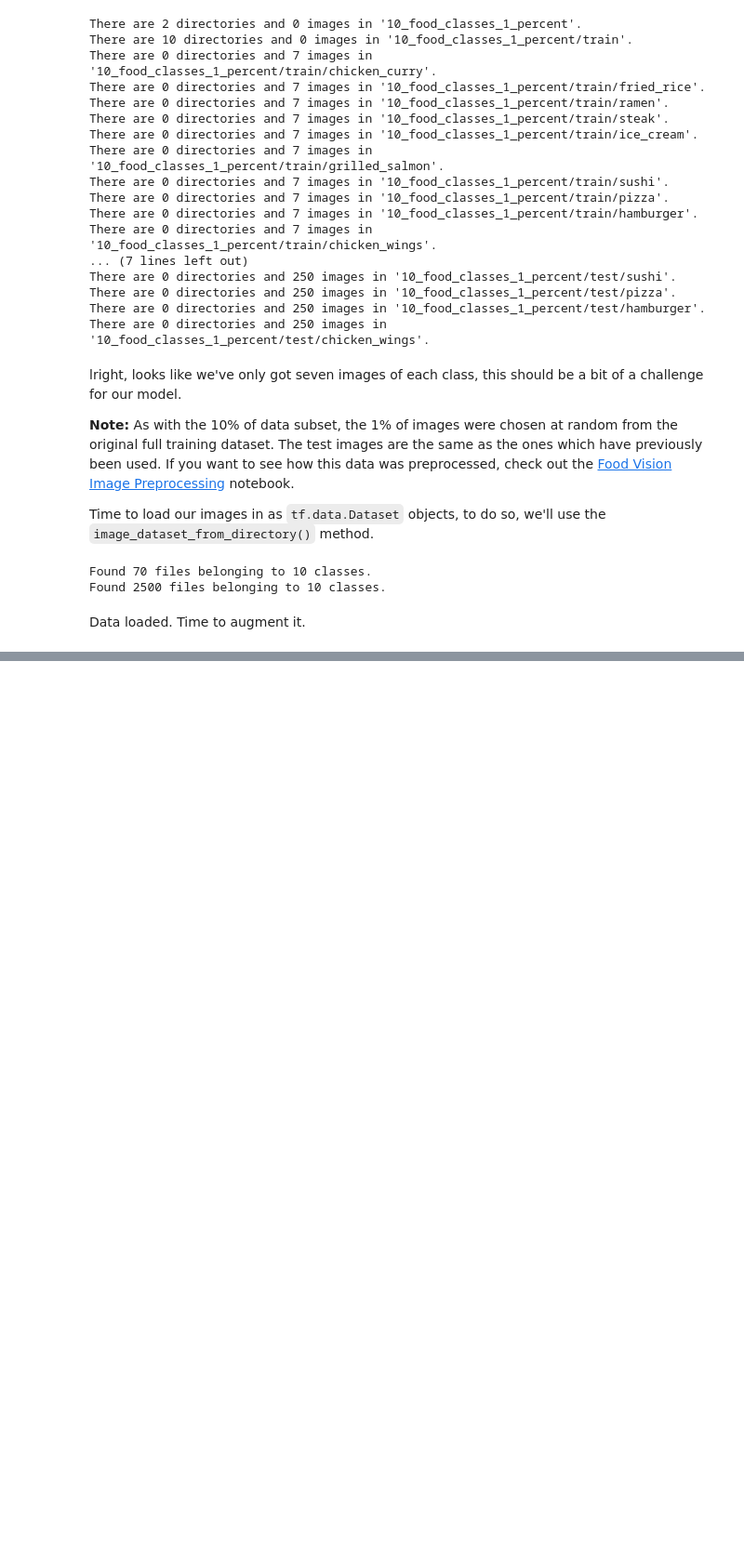
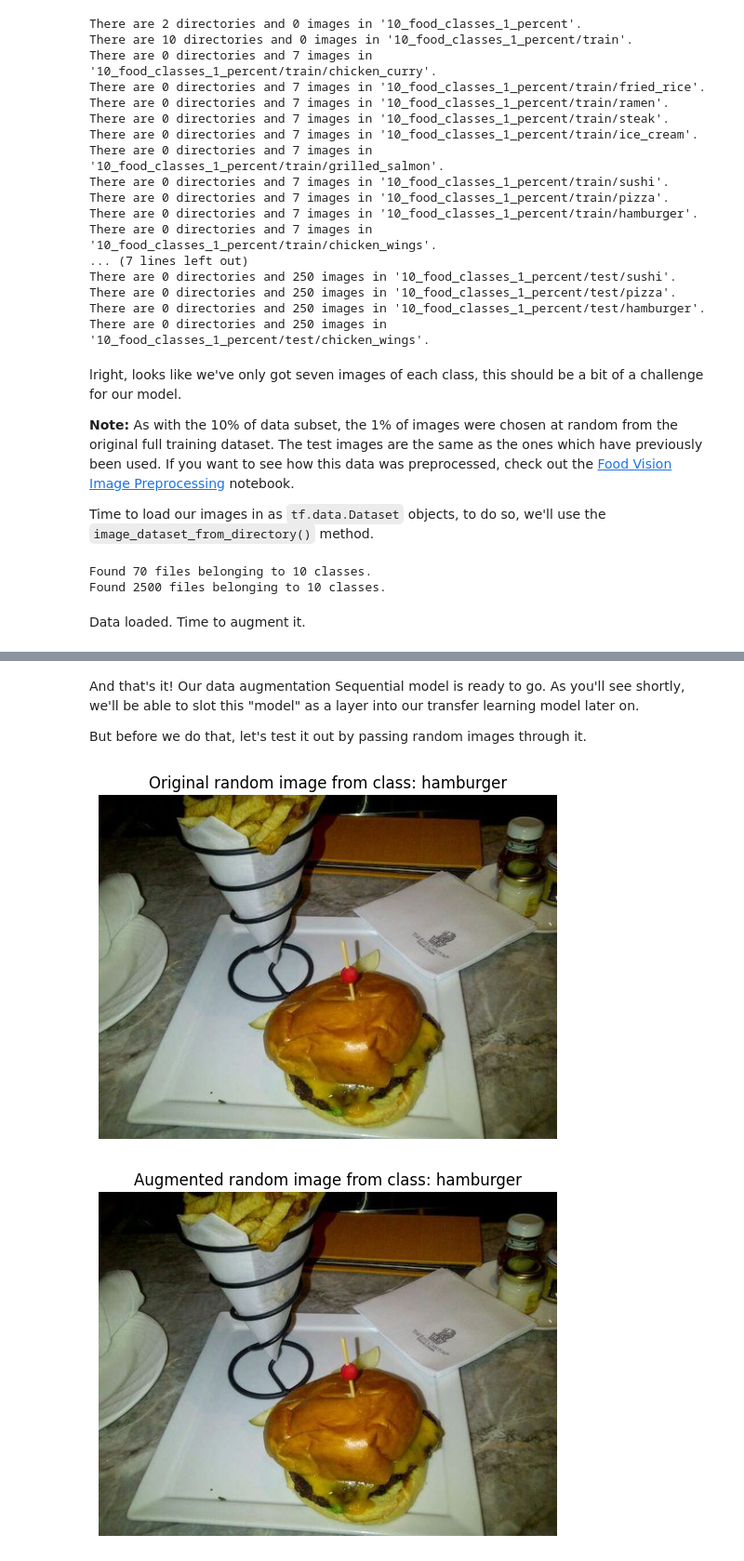
Before and after one commit to aykq/internship, a Jupyter notebook: tensorflow/04_Transfer_Learning_with_TensorFlow_Part_2_Fine_tuning.ipynb, the cells around one changed output, grey strips where cells are left out. Shown at 93% size. Drawn from its saved outputs; the diff is of its cells as text; code cells hidden in the pictures; blank space fills up the shorter version.

```diff
--- a/tensorflow/04_Transfer_Learning_with_TensorFlow_Part_2_Fine_tuning.ipynb
+++ b/tensorflow/04_Transfer_Learning_with_TensorFlow_Part_2_Fine_tuning.ipynb
@@ -623,0 +685,28 @@ Data loaded. Time to augment it.
+# %% [markdown]
+And that's it! Our data augmentation Sequential model is ready to go. As you'll see shortly, we'll be able to slot this "model" as a layer into our transfer learning model later on.
+
+But before we do that, let's test it out by passing random images through it.
+# %%
+# view a random image
+import matplotlib.pyplot as plt
+import matplotlib.image as mpimg
+import os
+import random
+target_class = random.choice(train_data_1_percent.class_names) # choose a random class
+target_dir = "10_food_classes_1_percent/train/" + target_class # create the target directory
+random_image = random.choice(os.listdir(target_dir)) # choose a random image from target directory
+random_image_path = target_dir + "/" + random_image # create the choosen random image path
+img = mpimg.imread(random_image_path) # read in the chosen target image
+plt.imshow(img) # plot the target image
+plt.title(f"Original random image from class: {target_class}")
+plt.axis(False); # turn off the axes
+
+# augment the image
+augmented_img = data_augmentation(tf.expand_dims(img, axis=0)) # data augmentation model requires shape (None, height, width, 3)
+plt.figure()
+plt.imshow(tf.squeeze(augmented_img)/255.) # requires normalization after augmentation
+plt.title(f"Augmented random image from class: {target_class}")
+plt.axis(False);
+# %% [output]
+[figure, added]
+[figure, added]
```
Also changed, not shown: parts of 3 cells of this notebook.
